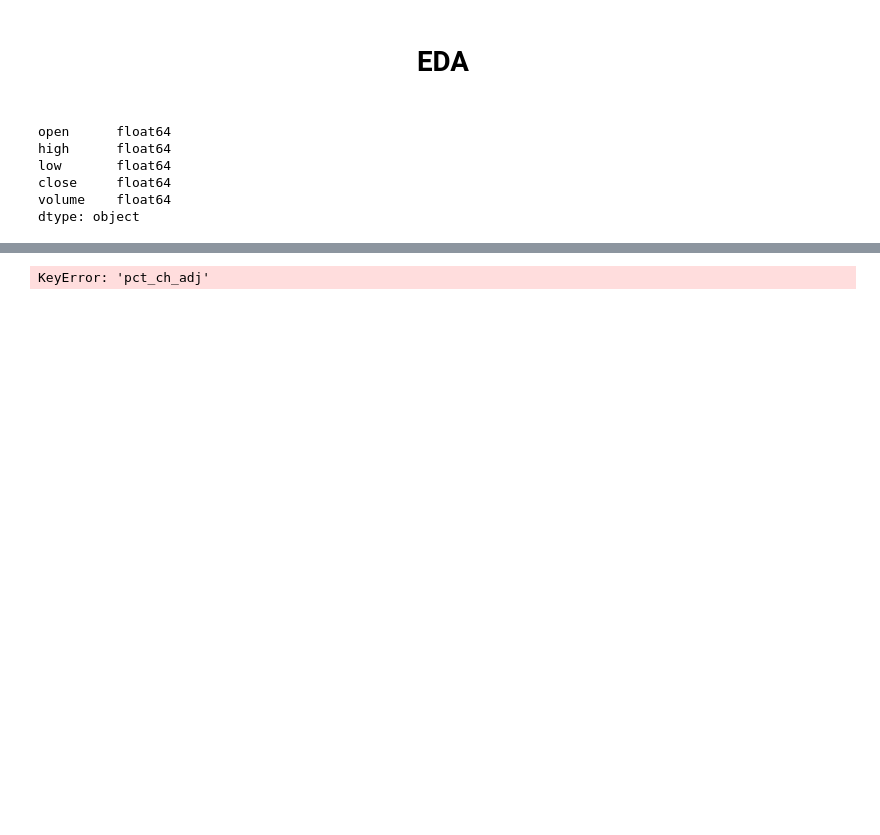
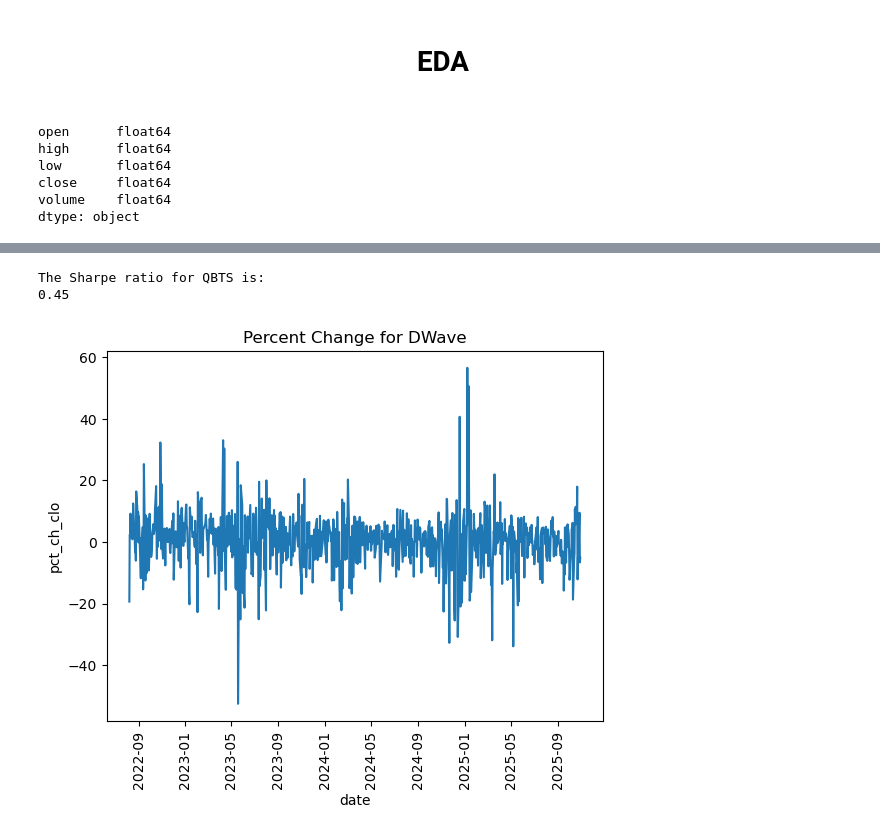
Before and after one commit to MWPerrineJr/my_portfolio, a Jupyter notebook: stock_analysis.ipynb, the cells around one changed output, grey strips where cells are left out. Cells and saved outputs as stored; diff of their text form; code cells hidden in the pictures; blank space fills up the shorter version.

Commit message:
add graphs

```diff
--- a/stock_analysis.ipynb
+++ b/stock_analysis.ipynb
@@ -184,9 +154,17 @@ def calculate_sharp_ratio(ret, ann_rfr, periods):
 # %%
 # call function to calculate Sharpe Ratio.
 ann_rfr = 0.0377
-periods = 100
-ret = stock['pct_ch_adj']
+periods = 252
+ret = stock['pct_ch_clo']
 sharpe = calculate_sharp_ratio(ret, ann_rfr, periods).round(2)
 print(f"The Sharpe ratio for QBTS is:\n{sharpe}")
 # %% [output]
-KeyError: 'pct_ch_adj'
+The Sharpe ratio for QBTS is:
+0.45
+# %%
+sns.lineplot(stock, x = 'date', y = 'pct_ch_clo')
+plt.title('Percent Change for DWave')
+plt.xticks(rotation=90)
+plt.show()
+# %% [output]
+[figure, added]
```
Also changed, not shown: parts of 16 cells of this notebook.
